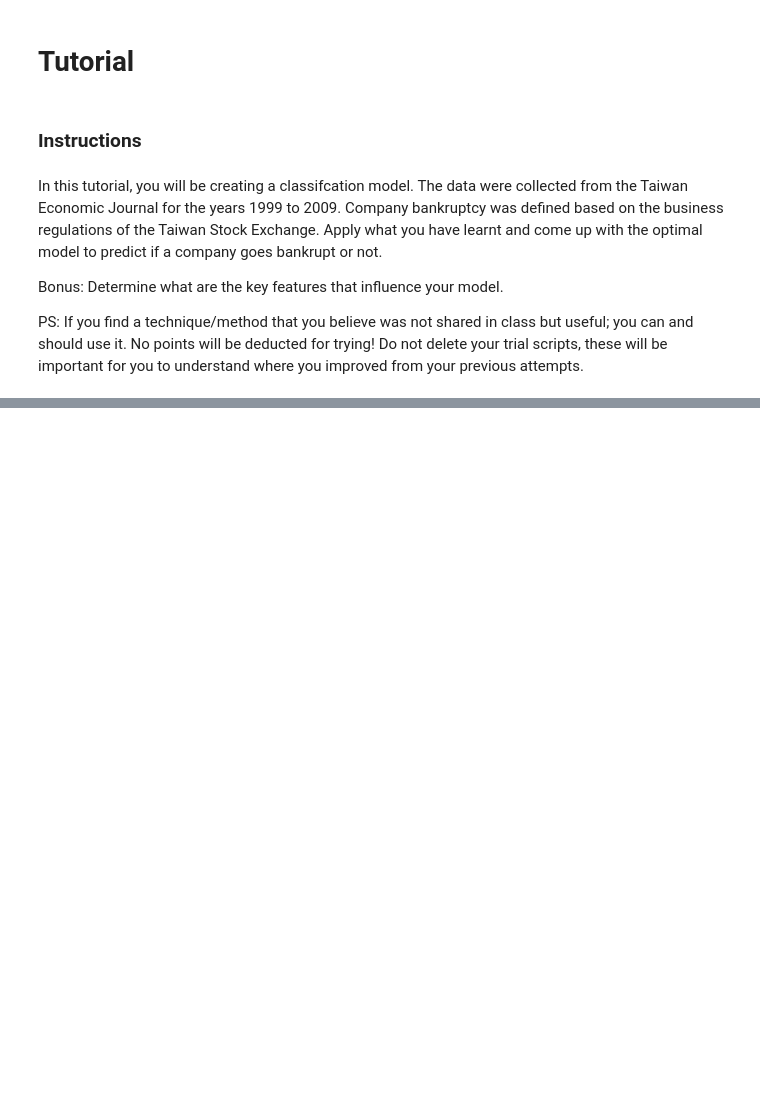
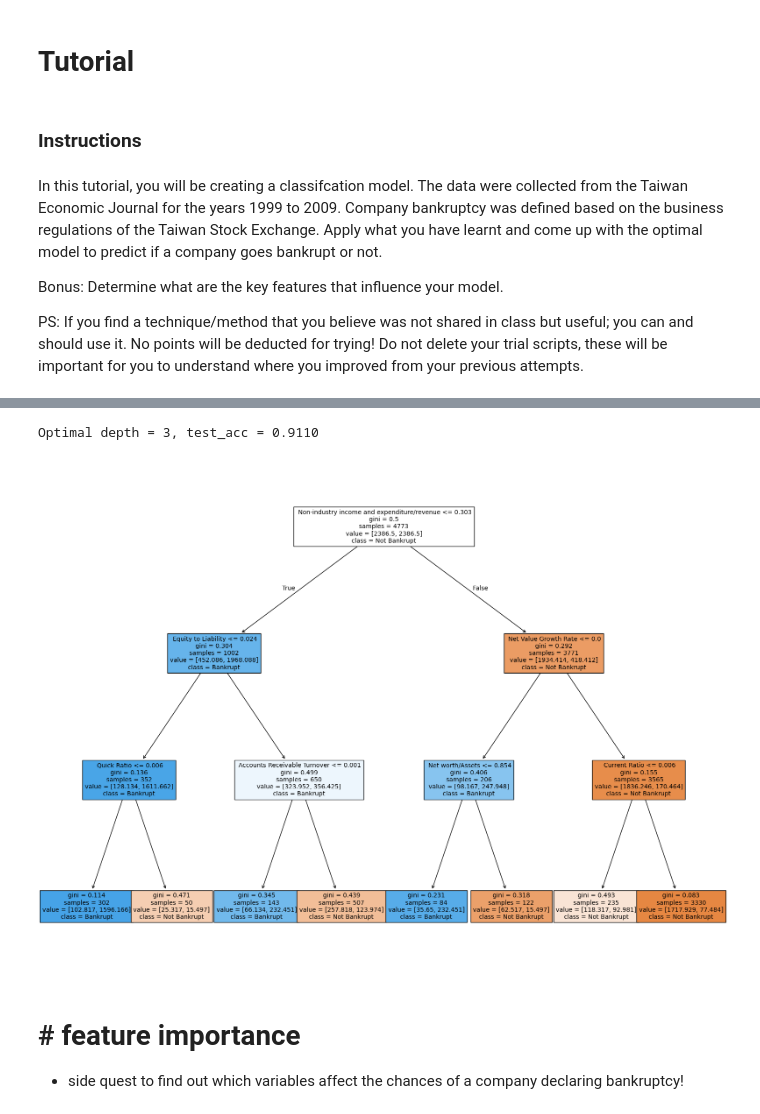
Before and after one commit to nikigurunathan/My-DAC-Curriculum, a Jupyter notebook: DAC-006_Machine_Learning/DAC-006-Intro_to_ML_Tutorial.ipynb, the cells around one changed output, grey strips where cells are left out. Saved outputs shown, nothing was run; the diff lists cells and outputs as text; code cells hidden in the pictures; blank space fills up the shorter version.

```diff
--- a/DAC-006_Machine_Learning/DAC-006-Intro_to_ML_Tutorial.ipynb
+++ b/DAC-006_Machine_Learning/DAC-006-Intro_to_ML_Tutorial.ipynb
@@ -11 +239,29 @@ Bonus: Determine what are the key features that influence your model.
+# %%
+# # setting max_depth as 3 as it has the highest accuracy of validation data.
+# # using a balanced class weight to solve high class imbalance in data.
+model = DecisionTreeClassifier(max_depth=3,
+                               random_state=42,
+                               class_weight='balanced')
+model.fit(x_train, y_train)
+
+# # using test data to evaluate final performance.
+y_pred = model.predict(x_test)
+test_acc = (y_pred == y_test).mean()
+print('Optimal depth = {}, test_acc = {:.4f}'.format(opt_depth, test_acc))
+
+# # visualising the tree
+feat_names = x.columns.tolist()
+plt.figure(figsize=(20,15))
+tree.plot_tree(model,
+               feature_names = feat_names,
+               class_names=['Not Bankrupt', 'Bankrupt'],
+               filled=True, # # blue represents Not Bankrupt  # # orange represents Bankrupt
+               fontsize=10)
+plt.show()
+# %% [output]
+Optimal depth = 3, test_acc = 0.9110
+[figure, added]
+# %% [markdown]
+# # feature importance
+* side quest to find out which variables affect the chances of a company declaring bankruptcy!
 # %%
```
Also changed, not shown: parts of 15 cells of this notebook.
